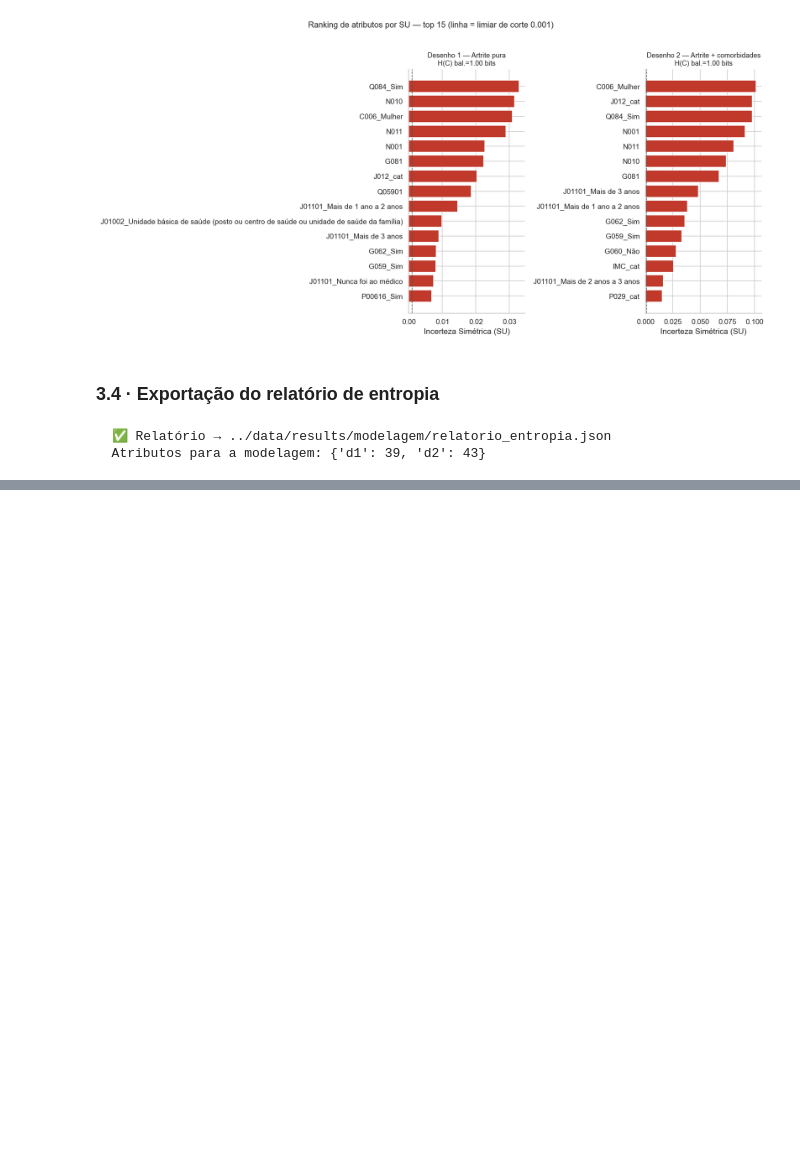
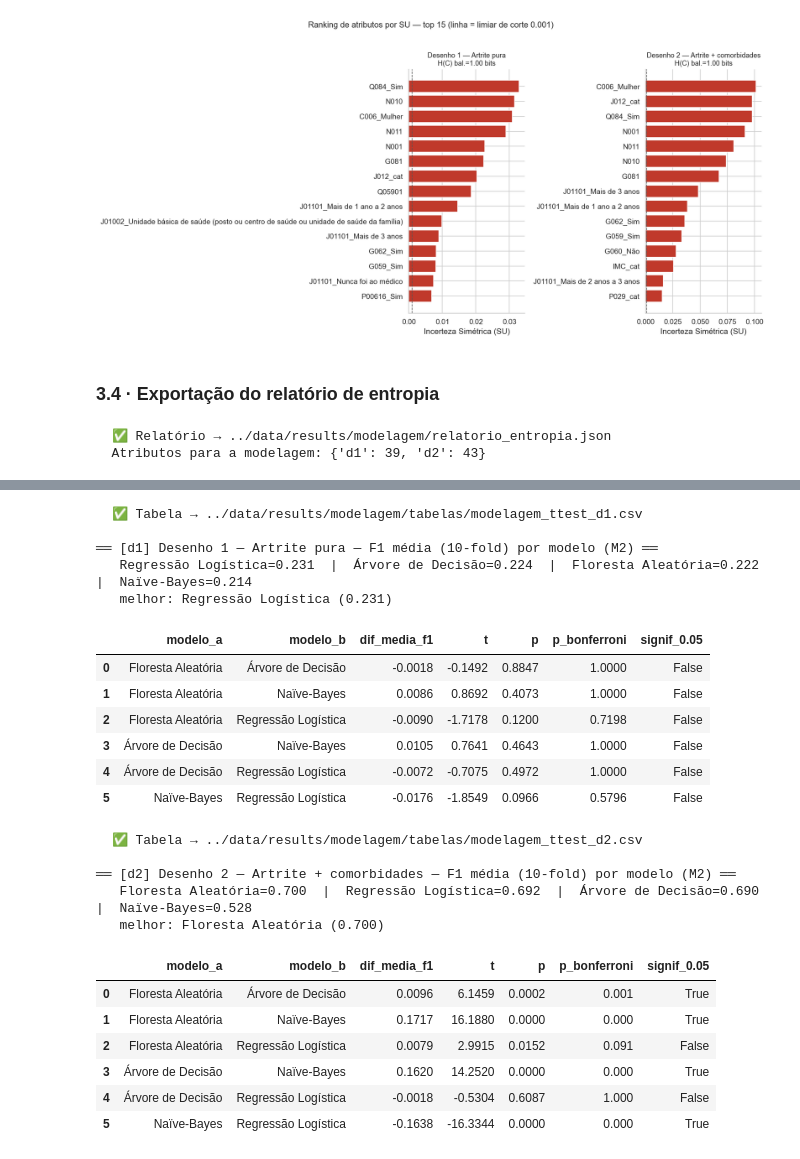
Before and after one commit to pedrinndias/Projeto-PNS-2019, a Jupyter notebook: notebooks/06_modelagem_ml.ipynb, the cells around one changed output, grey strips where cells are left out. Drawn from its saved outputs; the diff is of its cells as text; code cells hidden in the pictures; blank space fills up the shorter version.

```diff
--- a/notebooks/06_modelagem_ml.ipynb
+++ b/notebooks/06_modelagem_ml.ipynb
@@ -354,0 +716,38 @@ esqueleto de `proxima_fase.md` §2:
+# %%
+cmp_modelos = {}
+for nome in DESIGN:
+    f1f = {ROTULO_MODELO[m]: RESULT_MOD[nome][(m, 'M2_socio_nutri')]['cv']['f1_folds'] for m in COMBOS}
+    tab = mdl.ttest_pareado_bonferroni(f1f, alpha=ALPHA)
+    cmp_modelos[nome] = tab
+    medias = {m: float(np.mean(v)) for m, v in f1f.items()}
+    melhor = max(medias, key=medias.get)
+    salvar_tab(DIR_TABELAS, tab.set_index(['modelo_a', 'modelo_b']), f'modelagem_ttest_{nome}.csv')
+    print(f"\n══ [{nome}] {DESIGN[nome]['rotulo']} — F1 média (10-fold) por modelo (M2) ══")
+    print('   ' + '  |  '.join(f'{m}={v:.3f}' for m, v in sorted(medias.items(), key=lambda x: -x[1])))
+    print(f"   melhor: {melhor} ({medias[melhor]:.3f})")
+    display(tab.round(4))
+# %% [output]
+  ✅ Tabela → ../data/results/modelagem/tabelas/modelagem_ttest_d1.csv
+
+══ [d1] Desenho 1 — Artrite pura — F1 média (10-fold) por modelo (M2) ══
+   Regressão Logística=0.231  |  Árvore de Decisão=0.224  |  Floresta Aleatória=0.222  |  Naïve-Bayes=0.214
+   melhor: Regressão Logística (0.231)
+|  | modelo_a | modelo_b | dif_media_f1 | t | p | p_bonferroni | signif_0.05 |
+| 0 | Floresta Aleatória | Árvore de Decisão | -0.0018 | -0.1492 | 0.8847 | 1.0000 | False |
+| 1 | Floresta Aleatória | Naïve-Bayes | 0.0086 | 0.8692 | 0.4073 | 1.0000 | False |
+| 2 | Floresta Aleatória | Regressão Logística | -0.0090 | -1.7178 | 0.1200 | 0.7198 | False |
+| 3 | Árvore de Decisão | Naïve-Bayes | 0.0105 | 0.7641 | 0.4643 | 1.0000 | False |
+| 4 | Árvore de Decisão | Regressão Logística | -0.0072 | -0.7075 | 0.4972 | 1.0000 | False |
+| 5 | Naïve-Bayes | Regressão Logística | -0.0176 | -1.8549 | 0.0966 | 0.5796 | False |
+  ✅ Tabela → ../data/results/modelagem/tabelas/modelagem_ttest_d2.csv
+
+══ [d2] Desenho 2 — Artrite + comorbidades — F1 média (10-fold) por modelo (M2) ══
+   Floresta Aleatória=0.700  |  Regressão Logística=0.692  |  Árvore de Decisão=0.690  |  Naïve-Bayes=0.528
+   melhor: Floresta Aleatória (0.700)
+|  | modelo_a | modelo_b | dif_media_f1 | t | p | p_bonferroni | signif_0.05 |
+| 0 | Floresta Aleatória | Árvore de Decisão | 0.0096 | 6.1459 | 0.0002 | 0.001 | True |
+| 1 | Floresta Aleatória | Naïve-Bayes | 0.1717 | 16.1880 | 0.0000 | 0.000 | True |
+| 2 | Floresta Aleatória | Regressão Logística | 0.0079 | 2.9915 | 0.0152 | 0.091 | False |
+| 3 | Árvore de Decisão | Naïve-Bayes | 0.1620 | 14.2520 | 0.0000 | 0.000 | True |
+| 4 | Árvore de Decisão | Regressão Logística | -0.0018 | -0.5304 | 0.6087 | 1.000 | False |
+| 5 | Naïve-Bayes | Regressão Logística | -0.1638 | -16.3344 | 0.0000 | 0.000 | True |
```
Also changed, not shown: parts of 15 cells of this notebook, 6 other files.
